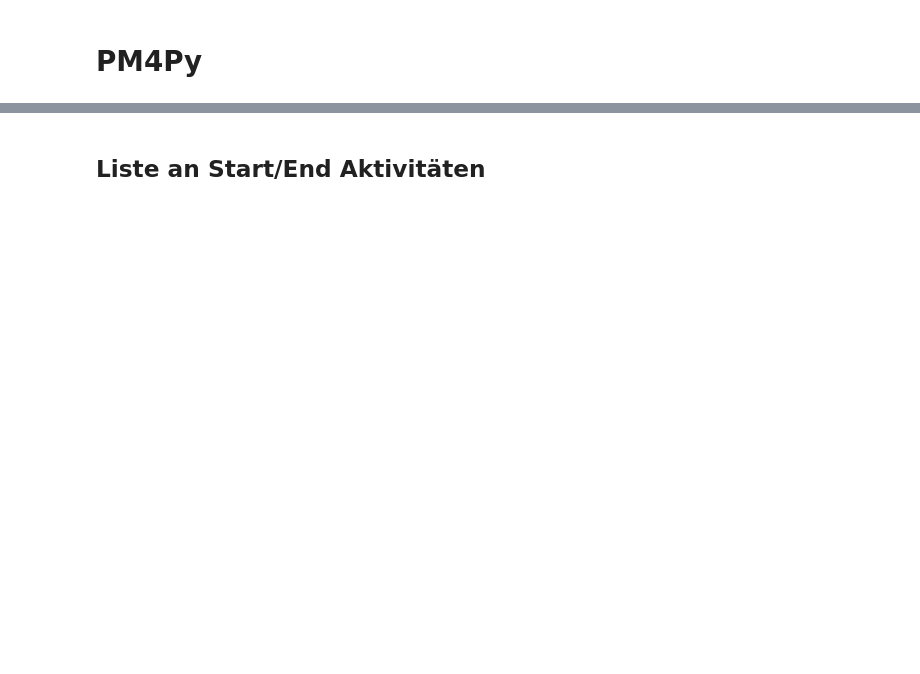
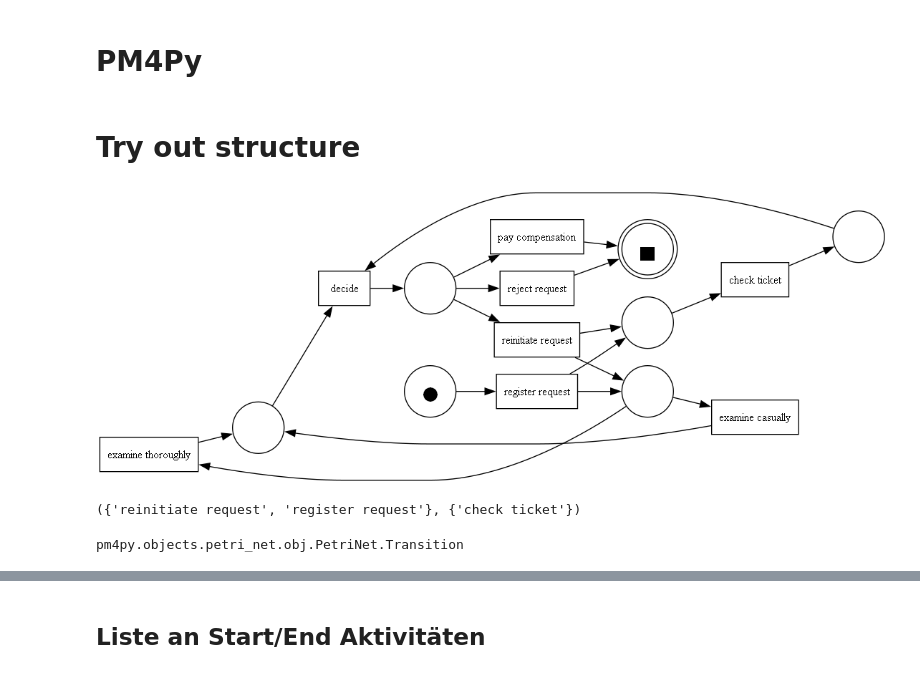
Before and after one commit to piep2/PetriPro, a Jupyter notebook: src/main.ipynb, the cells around one changed output, grey strips where cells are left out. Saved outputs shown, nothing was run; the diff lists cells and outputs as text; code cells hidden in the pictures; blank space fills up the shorter version.

```diff
--- a/src/main.ipynb
+++ b/src/main.ipynb
@@ -88,6 +5,21 @@ End: {'Payment', 'Appeal to Judge', 'Notify Result Appeal to Offender', 'Receive
 # %%
 import pm4py
 # %%
-dataframe = pd.read_csv("Road_Traffic_Fine_Management_Process.csv", sep=',')
-dataframe = pm4py.format_dataframe(dataframe, case_id='case:concept:name', activity_key='concept:name', timestamp_key='time:timestamp')
+dataframe = pd.read_csv("../data/running-example.csv", sep=';')
+dataframe["Timestamp"] = pd.to_datetime(dataframe["Timestamp"], format="%d-%m-%Y:%H.%M")
+dataframe = pm4py.format_dataframe(dataframe, case_id='Case ID', activity_key='Activity', timestamp_key='Timestamp')
 event_log = pm4py.convert_to_event_log(dataframe)
+# %% [markdown]
+# Try out structure
+# %%
+petri, im, fm = pm4py.discover_petri_net_alpha(event_log)
+# %%
+pm4py.view_petri_net(petri, im, fm)
+# %% [output]
+[figure, added]
+# %%
+print(list(petri.places)[0].name)
+list(list(petri.places)[0].out_arcs)[0].target
+# %% [output]
+({'reinitiate request', 'register request'}, {'check ticket'})
+pm4py.objects.petri_net.obj.PetriNet.Transition
```
Also changed, not shown: parts of 26 cells of this notebook, 1 other file.
